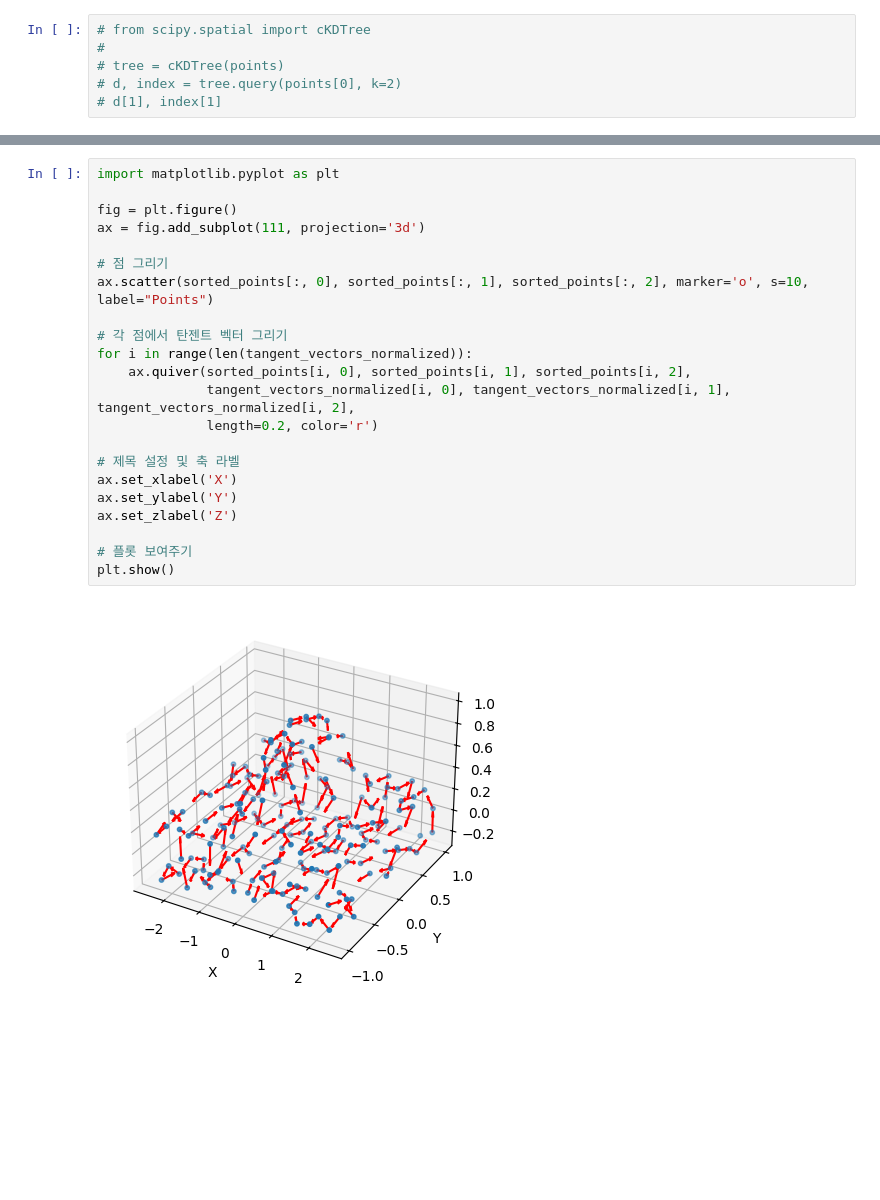
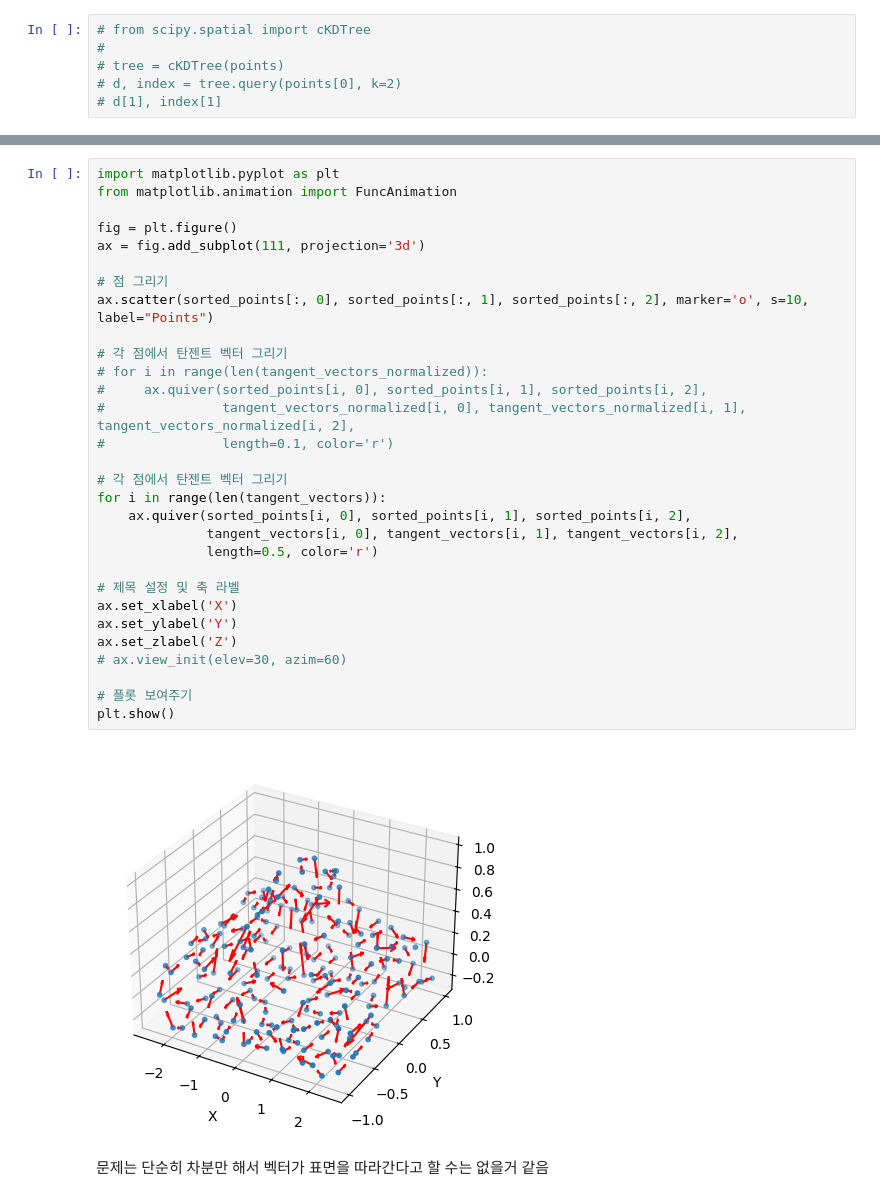
Before and after one commit to vinca0224/3D, a Jupyter notebook: trimesh.ipynb, the cells around one changed output, grey strips where cells are left out. Drawn from its saved outputs; the diff is of its cells as text; blank space fills up the shorter version.

```diff
--- a/trimesh.ipynb
+++ b/trimesh.ipynb
@@ -226,24 +245,34 @@ tangent_vectors_normalized = tangent_vectors / np.linalg.norm(tangent_vectors, a
 # %%
 import matplotlib.pyplot as plt
+from matplotlib.animation import FuncAnimation
 
 fig = plt.figure()
 ax = fig.add_subplot(111, projection='3d')
 
 # 점 그리기
 ax.scatter(sorted_points[:, 0], sorted_points[:, 1], sorted_points[:, 2], marker='o', s=10, label="Points")
 
 # 각 점에서 탄젠트 벡터 그리기
-for i in range(len(tangent_vectors_normalized)):
+# for i in range(len(tangent_vectors_normalized)):
+#     ax.quiver(sorted_points[i, 0], sorted_points[i, 1], sorted_points[i, 2],
+#               tangent_vectors_normalized[i, 0], tangent_vectors_normalized[i, 1], tangent_vectors_normalized[i, 2],
+#               length=0.1, color='r')
+
+# 각 점에서 탄젠트 벡터 그리기
+for i in range(len(tangent_vectors)):
     ax.quiver(sorted_points[i, 0], sorted_points[i, 1], sorted_points[i, 2],
-              tangent_vectors_normalized[i, 0], tangent_vectors_normalized[i, 1], tangent_vectors_normalized[i, 2],
-              length=0.2, color='r')
+              tangent_vectors[i, 0], tangent_vectors[i, 1], tangent_vectors[i, 2],
+              length=0.5, color='r')
 
 # 제목 설정 및 축 라벨
 ax.set_xlabel('X')
 ax.set_ylabel('Y')
 ax.set_zlabel('Z')
+# ax.view_init(elev=30, azim=60)
 
 # 플롯 보여주기
 plt.show()
 # %% [output]
-[figure, old version]
+[figure, new version]
+# %% [markdown]
+문제는 단순히 차분만 해서 벡터가 표면을 따라간다고 할 수는 없을거 같음
```
Also changed, not shown: parts of 7 cells of this notebook, 1 other file.
